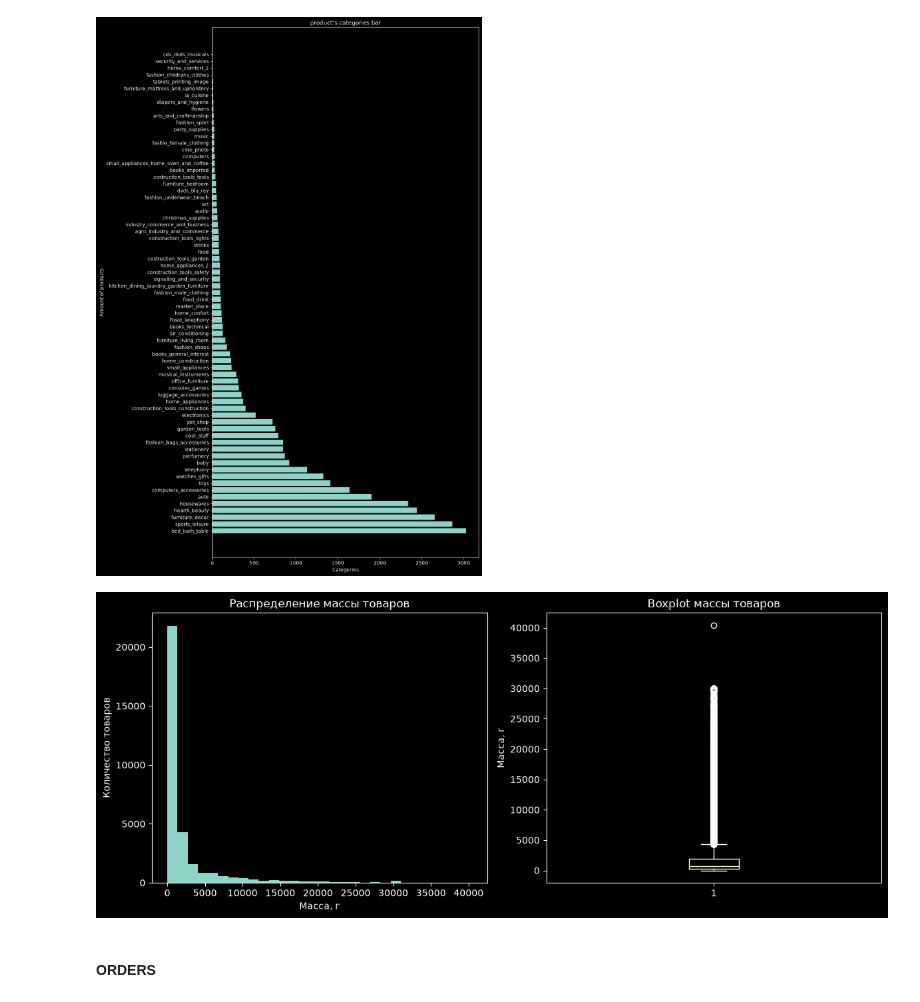
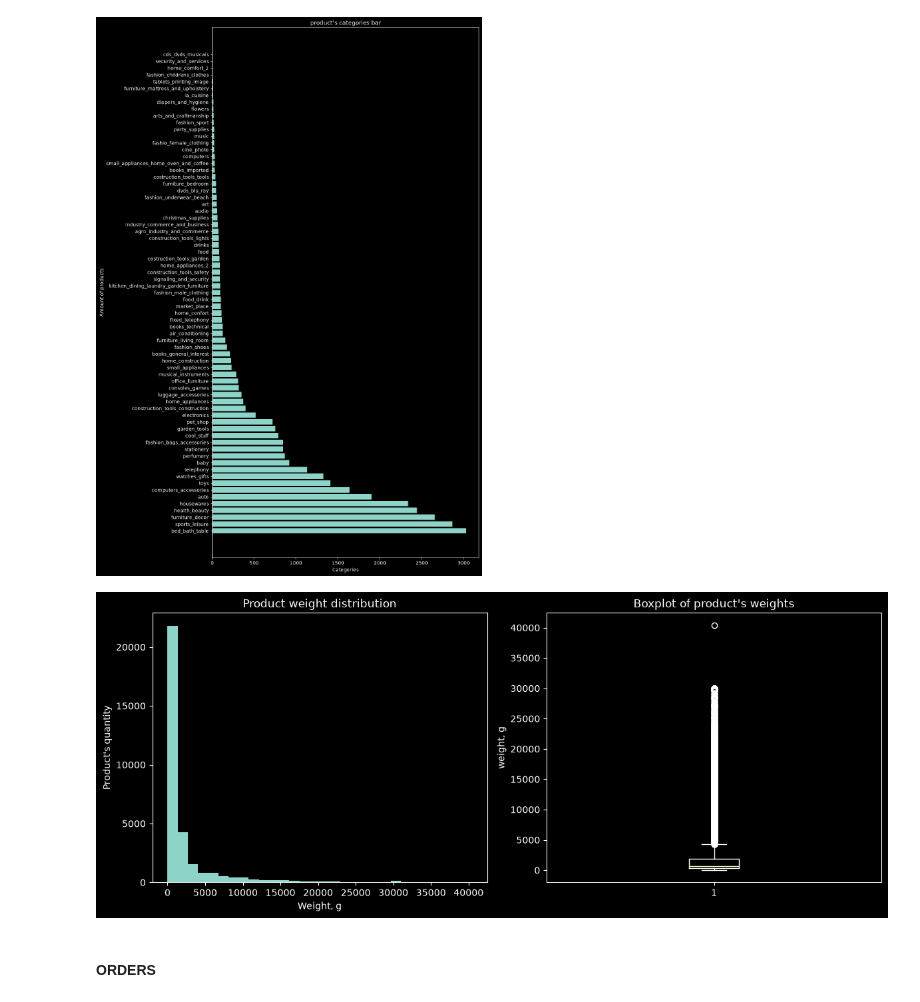
Before and after one commit to Norventorig/marketplace_analysis, a Jupyter notebook: src/exploratory_data_analysis.ipynb, the cells around one changed output. Cells and saved outputs as stored; diff of their text form; code cells hidden in the pictures.

```diff
--- a/src/exploratory_data_analysis.ipynb
+++ b/src/exploratory_data_analysis.ipynb
@@ -249,26 +249,26 @@ plt.show()
 # %%
 fig, axes = plt.subplots(1, 2, figsize=(12, 5))
 
 axes[0].hist(
     df["product_weight_g"].dropna(),
     bins=30
 )
 
-axes[0].set_title("Распределение массы товаров")
-axes[0].set_xlabel("Масса, г")
-axes[0].set_ylabel("Количество товаров")
+axes[0].set_title("Product weight distribution")
+axes[0].set_xlabel("Weight, g")
+axes[0].set_ylabel("Product's quantity")
 
 axes[1].boxplot(
     df["product_weight_g"].dropna()
 )
 
-axes[1].set_title("Boxplot массы товаров")
-axes[1].set_ylabel("Масса, г")
+axes[1].set_title("Boxplot of product's weights")
+axes[1].set_ylabel("weight, g")
 
 plt.tight_layout()
 plt.show()
 # %% [output]
-[figure, old version]
+[figure, new version]
 # %% [markdown]
 #### **ORDERS**
 # %%
```
Also changed, not shown: parts of 3 cells of this notebook.
